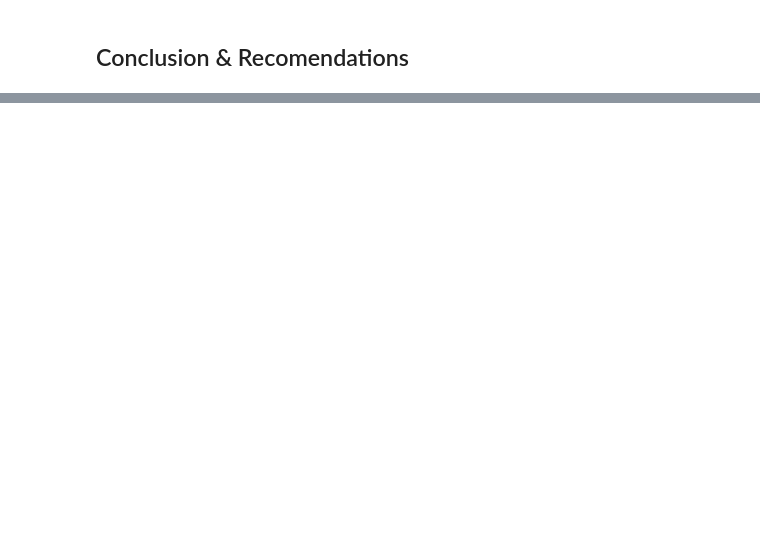
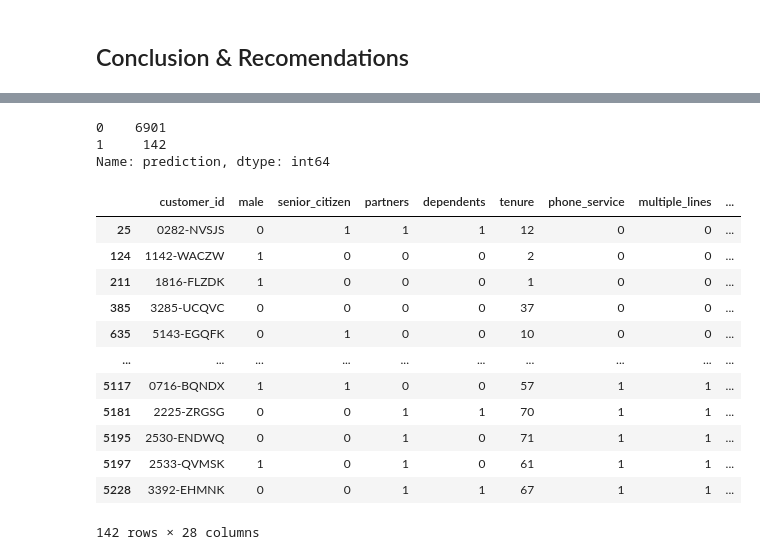
Before and after one commit to george887/telco_project, a Jupyter notebook: telco_exploration.ipynb, the cells around one changed output, grey strips where cells are left out. Saved outputs shown, nothing was run; the diff lists cells and outputs as text; code cells hidden in the pictures; blank space fills up the shorter version.

```diff
--- a/telco_exploration.ipynb
+++ b/telco_exploration.ipynb
@@ -313,7 +428,7 @@ logit2.score(X_validate, y_validate)
 clf = DecisionTreeClassifier(max_depth=5, random_state=123)
 # %%
 # Training data
-X_train = train[["tenure_years", "contract_type","tech_support", "online_backup", "phone_service"]]
+X_train = train[["tenure_years", "contract_type","tech_support", "online_backup", "monthly_charges"]]
 y_train = train.churn
 # %%
 # Fitting the model
@@ -515,8 +640,13 @@ X_train.columns
 # %%
-X = df2[["tenure", "contract_type", "tech_support", "online_backup", "phone_service"]]
+X = df2[["tenure", "contract_type", "tech_support", "online_backup", "monthly_charges"]]
 
 # Caveat: X needs to have the same columns as the X_train that was used to fit the model
 
 # model.predict(X) gives us predictions for the entire dataframe
-#df2['prediction'] = clf.predict(X)
-df2.contract_type.dtype
+df2['prediction'] = clf.predict(X)
+df2['probability'] = clf.predict_proba(X)[:,1]
+df2.prediction.value_counts()
+# %% [output]
+0    6901
+1     142
+Name: prediction, dtype: int64
@@ -525,2 +653,19 @@ df.info()
+# %%
+#df2[['customer_id', 'prediction', 'probability']].to_csv('predictions.csv')
+df2[df2.probability > .50]
+# %% [output]
+|  | customer_id | male | senior_citizen | partners | dependents | tenure | phone_service | multiple_lines | ... |
+| 25 | 0282-NVSJS | 0 | 1 | 1 | 1 | 12 | 0 | 0 | ... |
+| 124 | 1142-WACZW | 1 | 0 | 0 | 0 | 2 | 0 | 0 | ... |
+| 211 | 1816-FLZDK | 1 | 0 | 0 | 0 | 1 | 0 | 0 | ... |
+| 385 | 3285-UCQVC | 0 | 0 | 0 | 0 | 37 | 0 | 0 | ... |
+| 635 | 5143-EGQFK | 0 | 1 | 0 | 0 | 10 | 0 | 0 | ... |
+| ... | ... | ... | ... | ... | ... | ... | ... | ... | ... |
+| 5117 | 0716-BQNDX | 1 | 1 | 0 | 0 | 57 | 1 | 1 | ... |
+| 5181 | 2225-ZRGSG | 0 | 0 | 1 | 1 | 70 | 1 | 1 | ... |
+| 5195 | 2530-ENDWQ | 0 | 0 | 1 | 0 | 71 | 1 | 1 | ... |
+| 5197 | 2533-QVMSK | 1 | 0 | 1 | 0 | 61 | 1 | 1 | ... |
+| 5228 | 3392-EHMNK | 0 | 0 | 1 | 1 | 67 | 1 | 1 | ... |
+142 rows × 28 columns
 # %%
 !git status
```
Also changed, not shown: parts of 60 cells of this notebook, 1 other file.
